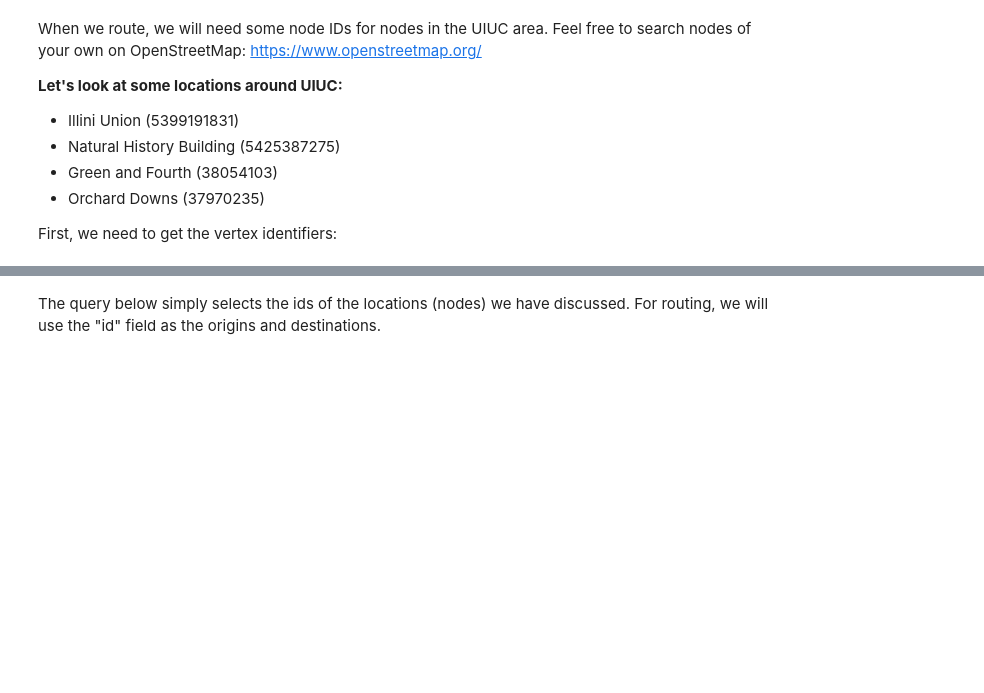
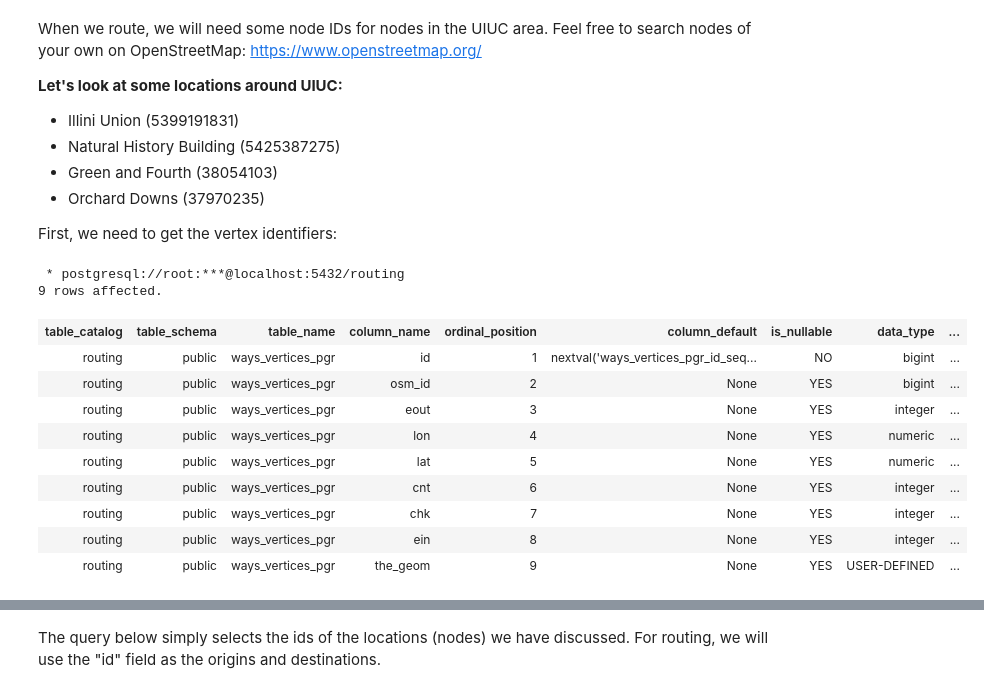
Before and after one commit to alexandermichels/pgroutingUIUC, a Jupyter notebook: notebooks/01_Simple_Routing_and_Viz.ipynb, the cells around one changed output, grey strips where cells are left out. Drawn from its saved outputs; the diff is of its cells as text; code cells hidden in the pictures; blank space fills up the shorter version.

```diff
--- a/notebooks/01_Simple_Routing_and_Viz.ipynb
+++ b/notebooks/01_Simple_Routing_and_Viz.ipynb
@@ -52,9 +55,22 @@ When we route, we will need some node IDs for nodes in the UIUC area. Feel free
 
 First, we need to get the vertex identifiers:
 # %%
-# %%sql
-# /* Run this to check on the table columns */
-# SELECT *
-# FROM information_schema.columns
-# WHERE table_name = 'ways_vertices_pgr';
+%%sql
+/* Run this to check on the table columns */
+SELECT *
+FROM information_schema.columns
+WHERE table_name = 'ways_vertices_pgr';
+# %% [output]
+ * postgresql://root:***@localhost:5432/routing
+9 rows affected.
+| table_catalog | table_schema | table_name | column_name | ordinal_position | column_default | is_nullable | data_type | ... |
+| routing | public | ways_vertices_pgr | id | 1 | nextval('ways_vertices_pgr_id_seq... | NO | bigint | ... |
+| routing | public | ways_vertices_pgr | osm_id | 2 | None | YES | bigint | ... |
+| routing | public | ways_vertices_pgr | eout | 3 | None | YES | integer | ... |
+| routing | public | ways_vertices_pgr | lon | 4 | None | YES | numeric | ... |
+| routing | public | ways_vertices_pgr | lat | 5 | None | YES | numeric | ... |
+| routing | public | ways_vertices_pgr | cnt | 6 | None | YES | integer | ... |
+| routing | public | ways_vertices_pgr | chk | 7 | None | YES | integer | ... |
+| routing | public | ways_vertices_pgr | ein | 8 | None | YES | integer | ... |
+| routing | public | ways_vertices_pgr | the_geom | 9 | None | YES | USER-DEFINED | ... |
 # %%
```
Also changed, not shown: parts of 9 cells of this notebook, 1 other file.
